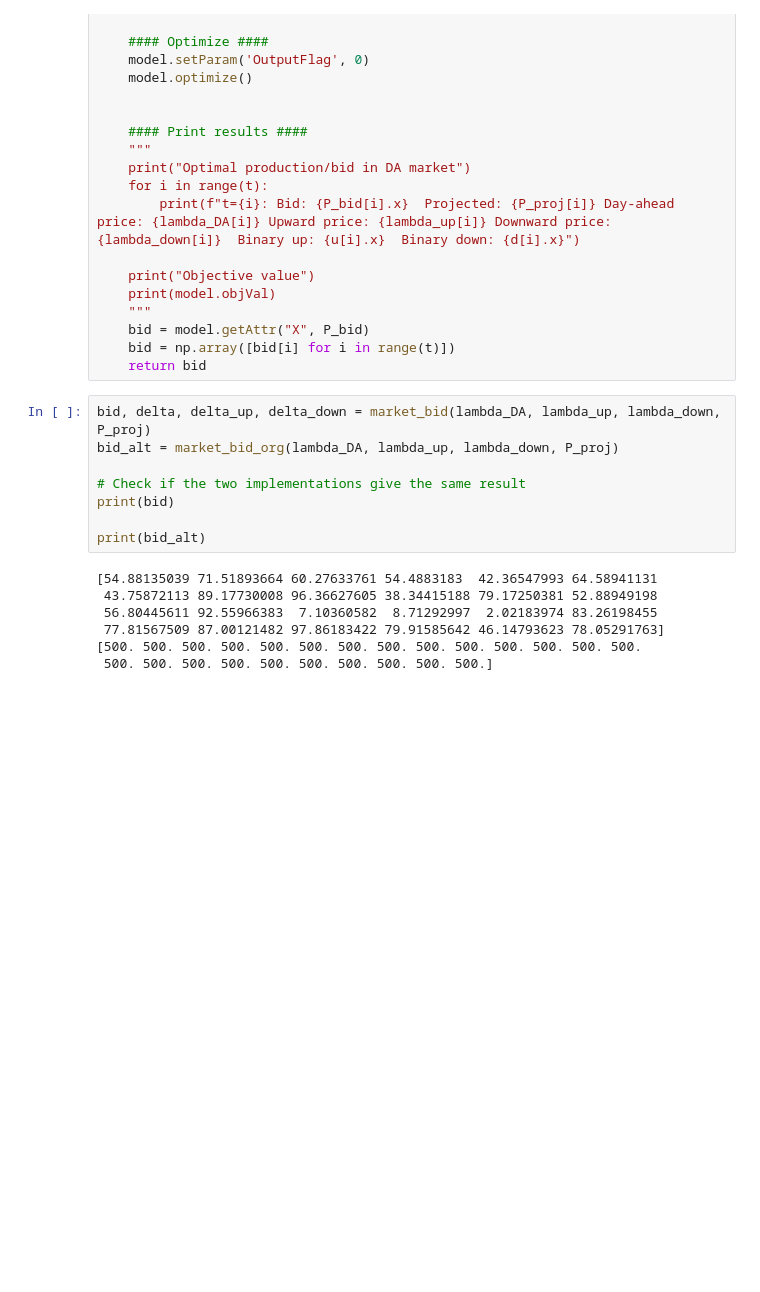
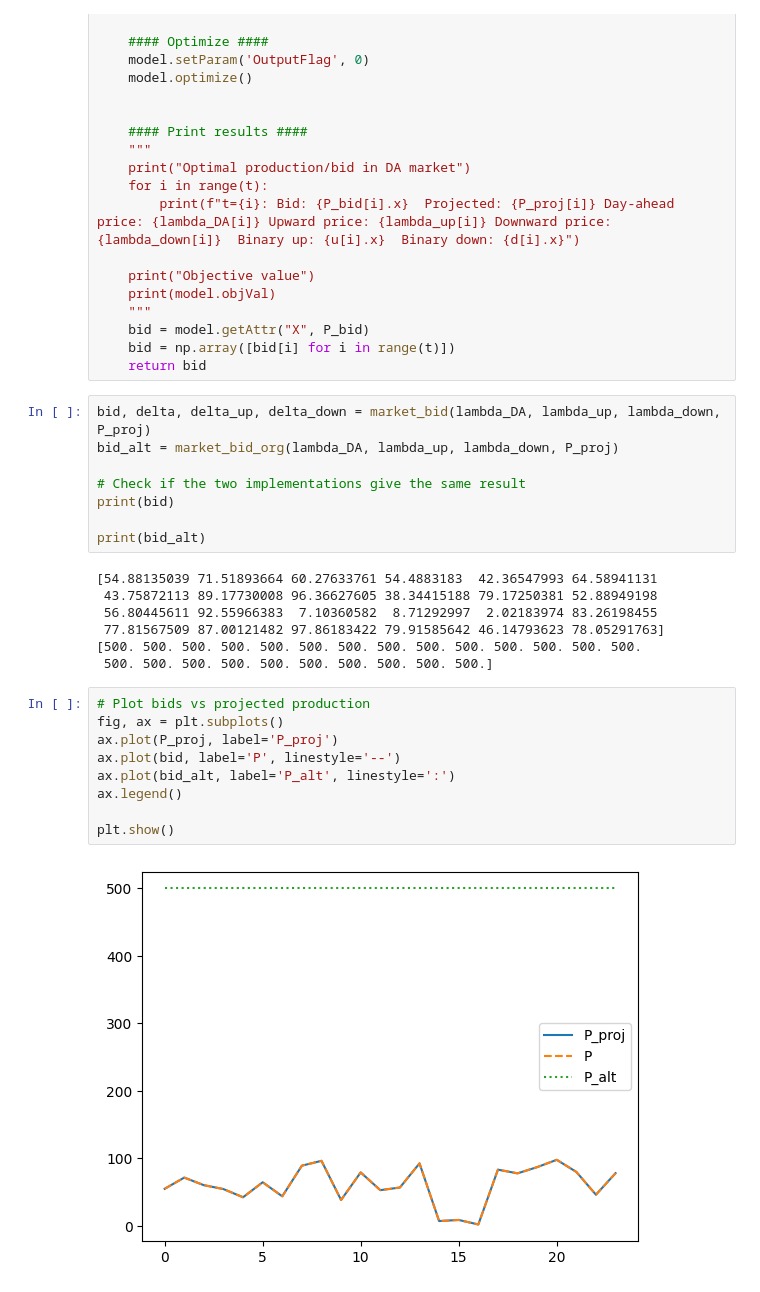
Before and after one commit to JacobSkaarup/46765_assignment1, a Jupyter notebook: opt.ipynb, the cells around one changed output. Saved outputs shown, nothing was run; the diff lists cells and outputs as text; blank space fills up the shorter version.

```diff
--- a/opt.ipynb
+++ b/opt.ipynb
@@ -128,3 +130,14 @@ print(bid_alt)
  77.81567509 87.00121482 97.86183422 79.91585642 46.14793623 78.05291763]
 [500. 500. 500. 500. 500. 500. 500. 500. 500. 500. 500. 500. 500. 500.
  500. 500. 500. 500. 500. 500. 500. 500. 500. 500.]
+# %%
+# Plot bids vs projected production
+fig, ax = plt.subplots()
+ax.plot(P_proj, label='P_proj')
+ax.plot(bid, label='P', linestyle='--')
+ax.plot(bid_alt, label='P_alt', linestyle=':')
+ax.legend()
+
+plt.show()
+# %% [output]
+[figure, added]
```
Also changed, not shown: parts of 1 cell of this notebook, 1 other file.
